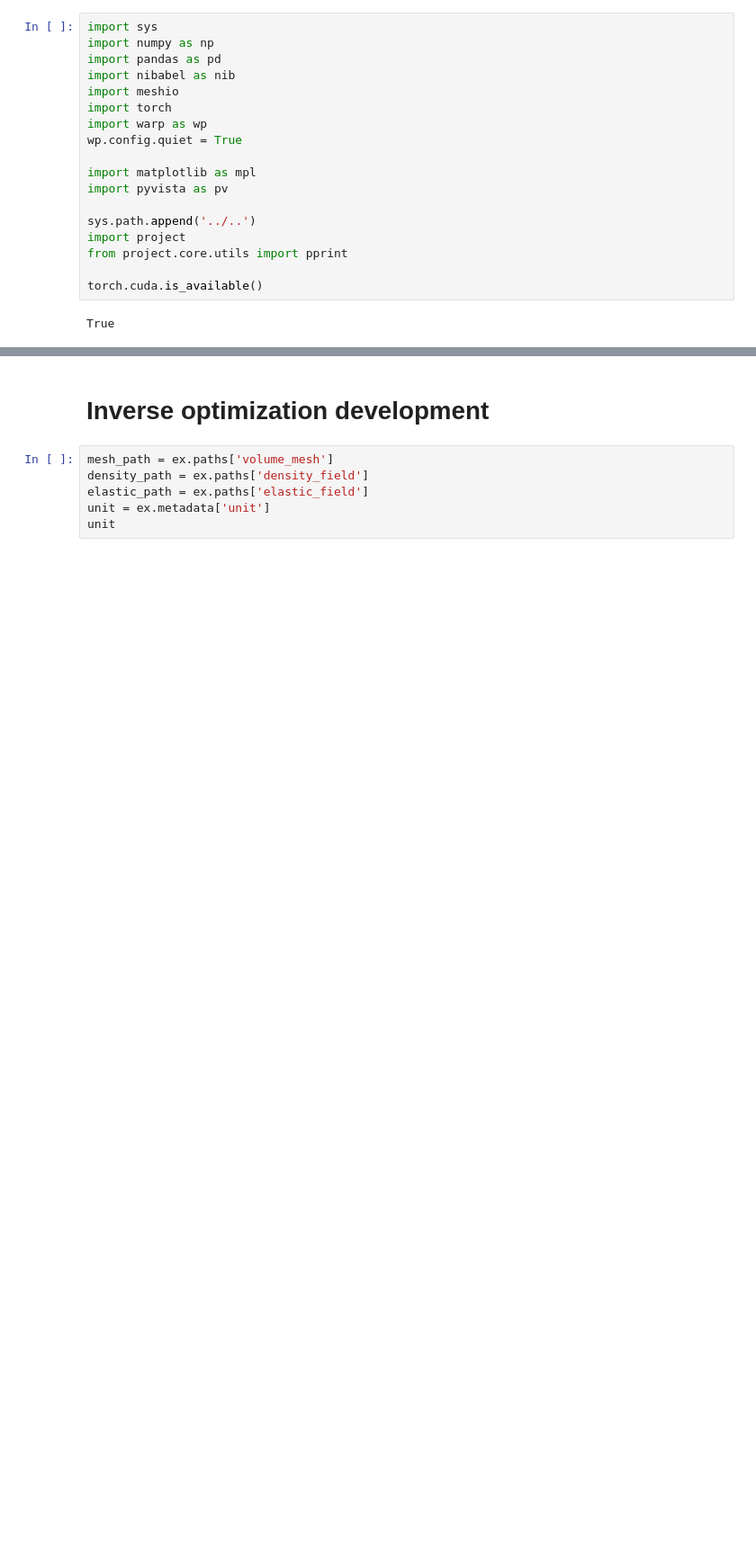
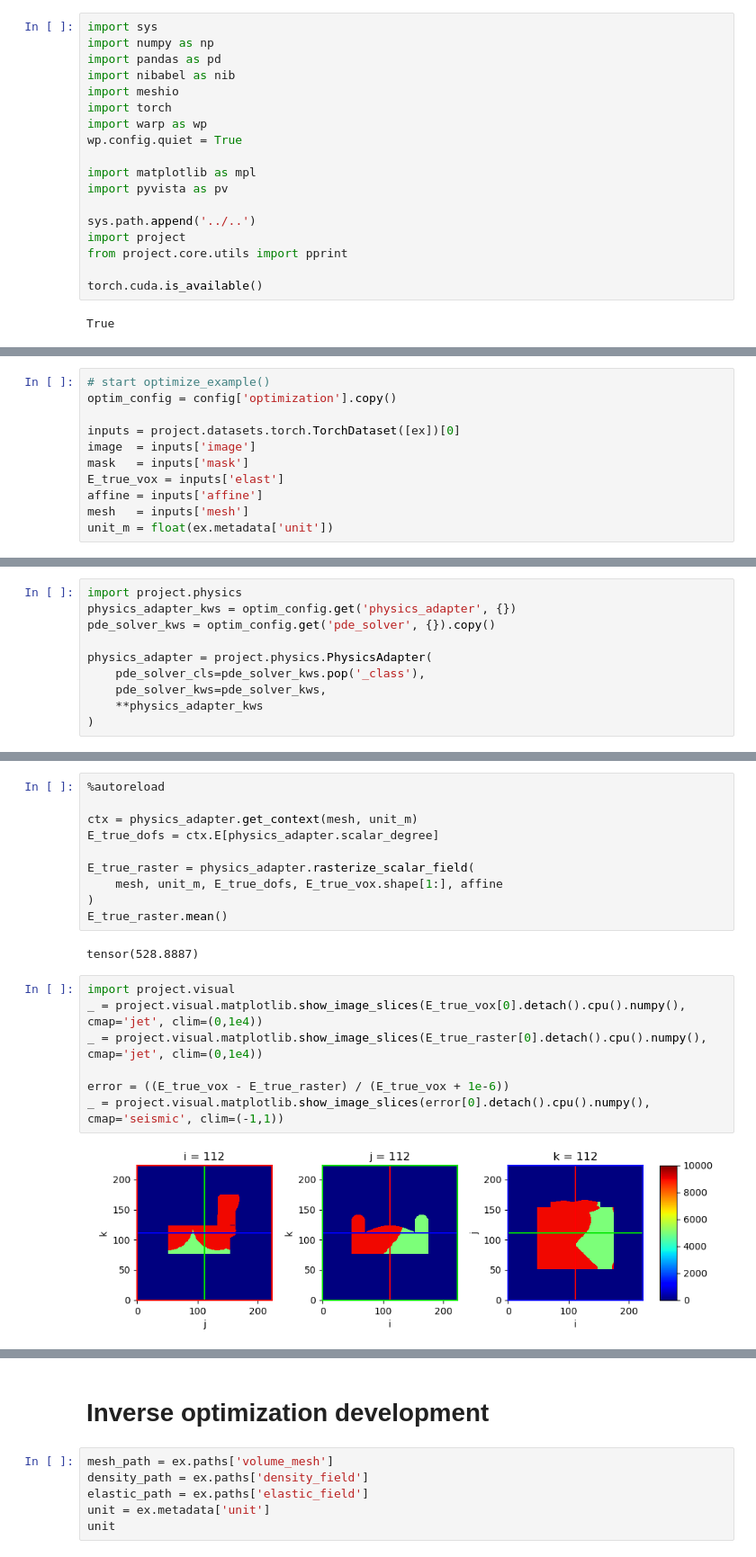
Before and after one commit to mattragoza/lung-project, a Jupyter notebook: notebooks/shapenet/20-optimize-interactive.ipynb, the cells around one changed output, grey strips where cells are left out. Shown at 90% size. Saved outputs shown, nothing was run; the diff lists cells and outputs as text; blank space fills up the shorter version.

```diff
--- a/notebooks/shapenet/20-optimize-interactive.ipynb
+++ b/notebooks/shapenet/20-optimize-interactive.ipynb
@@ -95,0 +67,11 @@ Loading ../../data/ShapeNetSem/TEST/1e5abf0465d97d826118a17db9de8c0/meshes/pad37
+# %%
+# start optimize_example()
+optim_config = config['optimization'].copy()
+
+inputs = project.datasets.torch.TorchDataset([ex])[0]
+image  = inputs['image']
+mask   = inputs['mask']
+E_true_vox = inputs['elast']
+affine = inputs['affine']
+mesh   = inputs['mesh']
+unit_m = float(ex.metadata['unit'])
@@ -95,0 +83,10 @@ Loading ../../data/ShapeNetSem/TEST/1e5abf0465d97d826118a17db9de8c0/meshes/pad37
+# %%
+import project.physics
+physics_adapter_kws = optim_config.get('physics_adapter', {})
+pde_solver_kws = optim_config.get('pde_solver', {}).copy()
+
+physics_adapter = project.physics.PhysicsAdapter(
+    pde_solver_cls=pde_solver_kws.pop('_class'),
+    pde_solver_kws=pde_solver_kws,
+    **physics_adapter_kws
+)
@@ -95,0 +203,21 @@ Loading ../../data/ShapeNetSem/TEST/1e5abf0465d97d826118a17db9de8c0/meshes/pad37
+# %%
+%autoreload
+
+ctx = physics_adapter.get_context(mesh, unit_m)
+E_true_dofs = ctx.E[physics_adapter.scalar_degree]
+
+E_true_raster = physics_adapter.rasterize_scalar_field(
+    mesh, unit_m, E_true_dofs, E_true_vox.shape[1:], affine
+)
+E_true_raster.mean()
+# %% [output]
+tensor(528.8887)
+# %%
+import project.visual
+_ = project.visual.matplotlib.show_image_slices(E_true_vox[0].detach().cpu().numpy(), cmap='jet', clim=(0,1e4))
+_ = project.visual.matplotlib.show_image_slices(E_true_raster[0].detach().cpu().numpy(), cmap='jet', clim=(0,1e4))
+
+error = ((E_true_vox - E_true_raster) / (E_true_vox + 1e-6))
+_ = project.visual.matplotlib.show_image_slices(error[0].detach().cpu().numpy(), cmap='seismic', clim=(-1,1))
+# %% [output]
+[figure, added]
```
Also changed, not shown: parts of 25 cells of this notebook, 1 other file.
